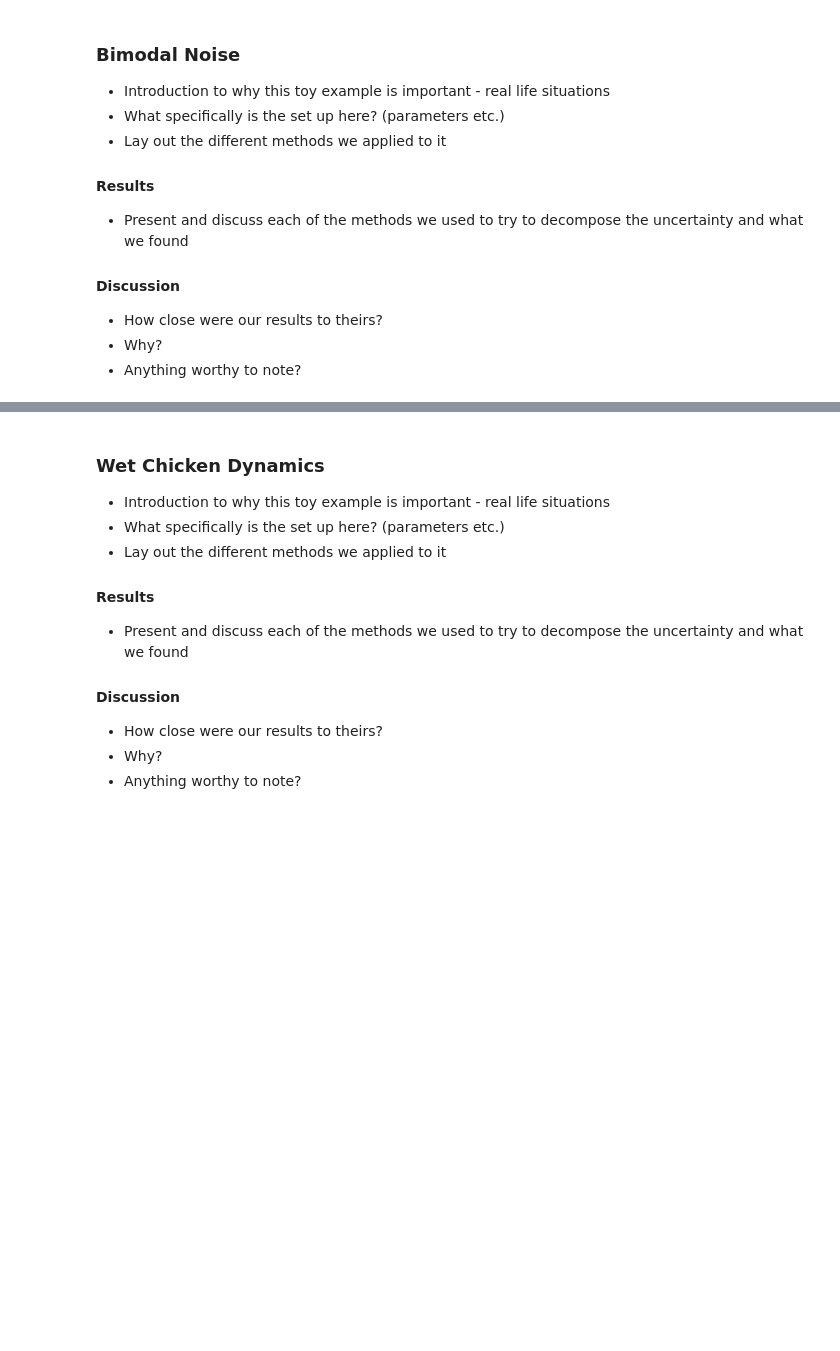
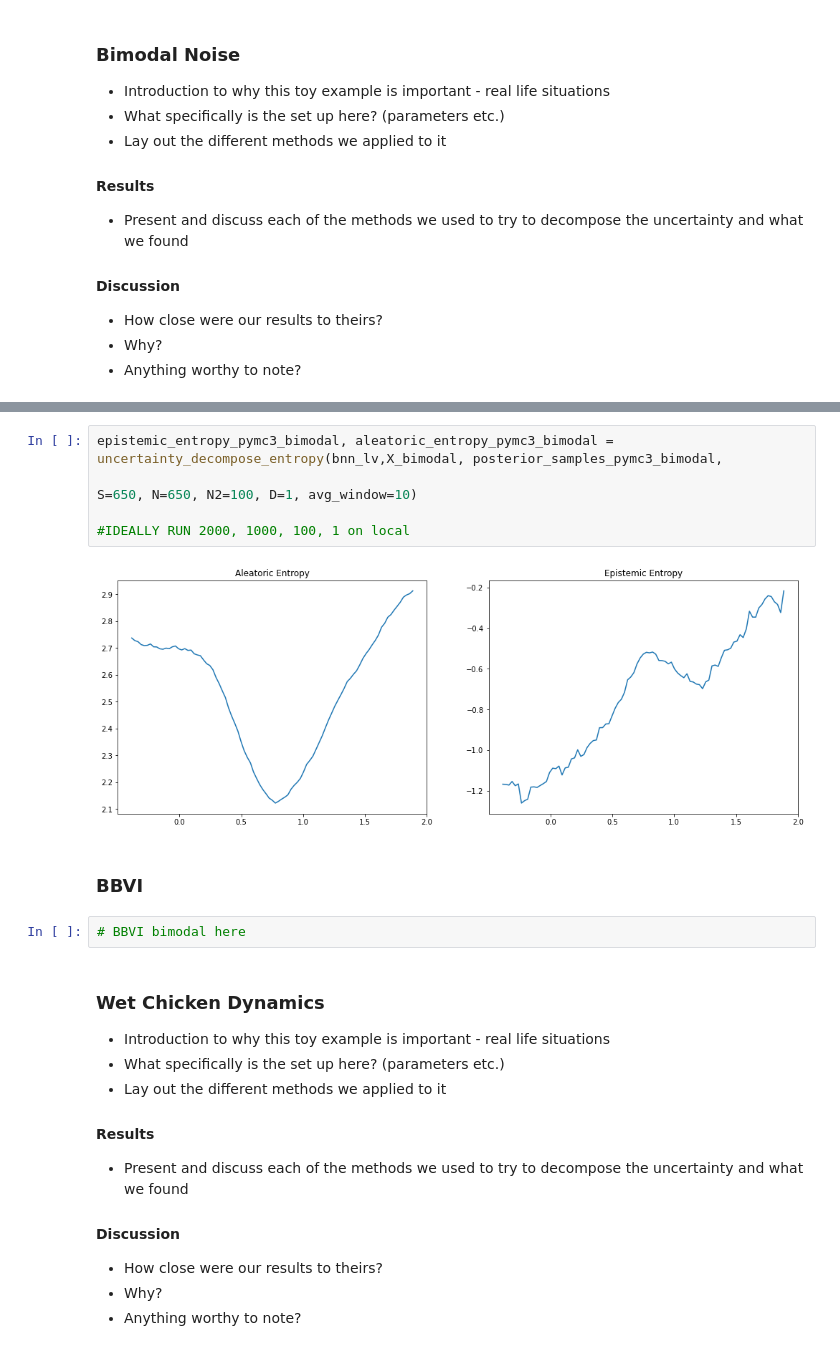
Before and after one commit to 2020fa-207-final-project/decomposition-of-uncertainty, a Jupyter notebook: notebooks/decomposition_of_uncertainty_report.ipynb, the cells around one changed output, grey strips where cells are left out. Drawn from its saved outputs; the diff is of its cells as text; blank space fills up the shorter version.

```diff
--- a/notebooks/decomposition_of_uncertainty_report.ipynb
+++ b/notebooks/decomposition_of_uncertainty_report.ipynb
@@ -218,3 +293,13 @@ We need to HIGHLIGHT:
+# %%
+epistemic_entropy_pymc3_bimodal, aleatoric_entropy_pymc3_bimodal = uncertainty_decompose_entropy(bnn_lv,X_bimodal, posterior_samples_pymc3_bimodal,
+                                                                                            S=650, N=650, N2=100, D=1, avg_window=10)
+                                                                                            #IDEALLY RUN 2000, 1000, 100, 1 on local
+# %% [output]
+[figure, added]
+# %% [markdown]
+### BBVI
+# %%
+# BBVI bimodal here
 # %% [markdown]
 ### Wet Chicken Dynamics
 
```
Also changed, not shown: parts of 20 cells of this notebook, 2 other files.
